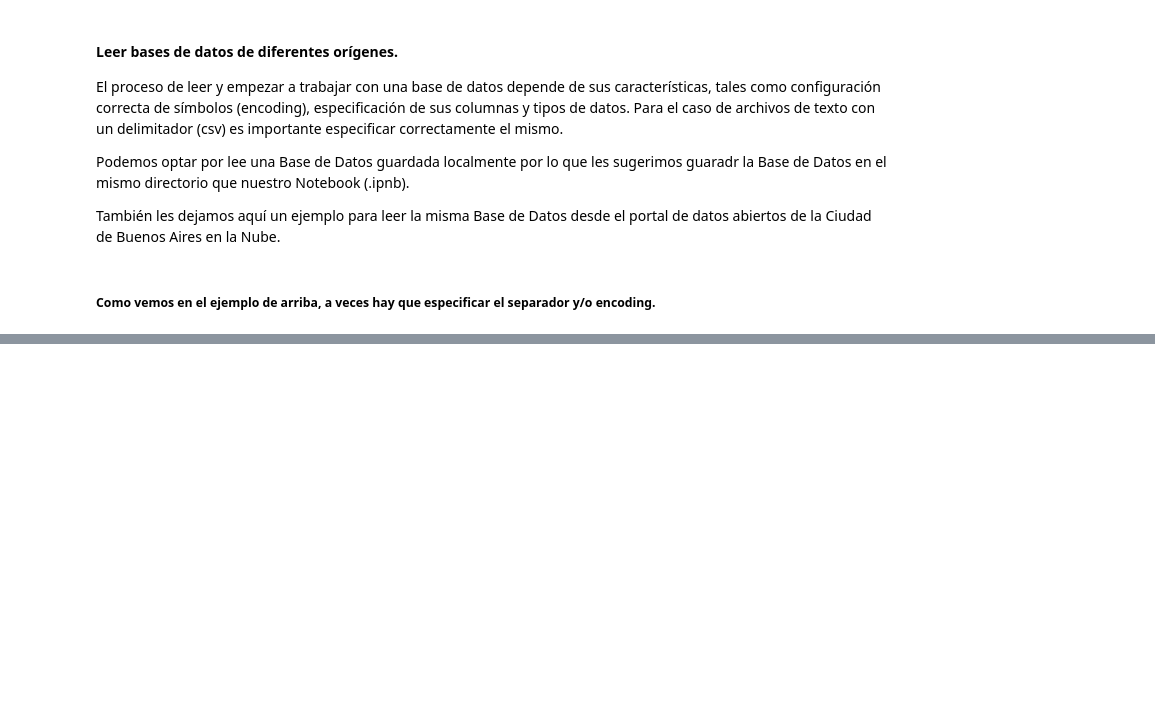
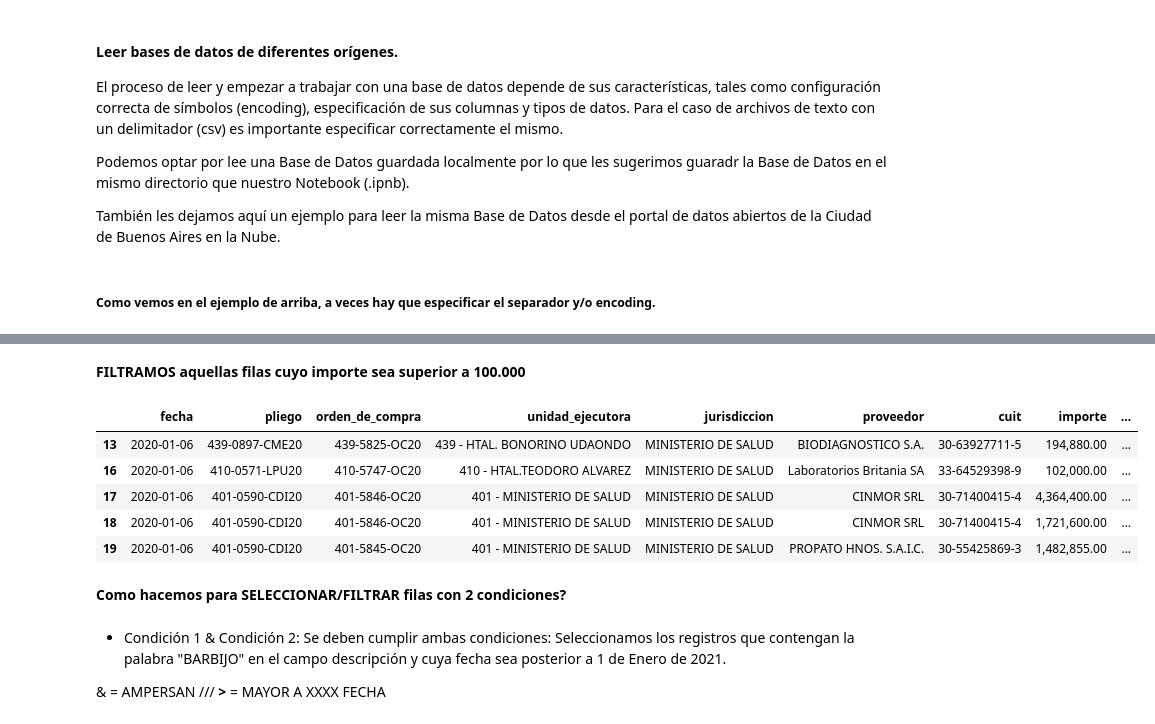
Before and after one commit to francovillagra/Ciencia-de-datos-para-Auditores, a Jupyter notebook: Modulo 2.ipynb, the cells around one changed output, grey strips where cells are left out. Drawn from its saved outputs; the diff is of its cells as text; code cells hidden in the pictures; blank space fills up the shorter version.

```diff
--- a/Modulo 2.ipynb
+++ b/Modulo 2.ipynb
@@ -86,0 +417,19 @@ Pandas es una librería de Python especializada en el manejo y análisis de estr
+# %% [markdown]
+**FILTRAMOS aquellas filas cuyo importe sea superior a 100.000**
+# %%
+df.loc [ df.importe > 100000].head() # con .head solo visualizamos las primeras 5
+# %% [output]
+|  | fecha | pliego | orden_de_compra | unidad_ejecutora | jurisdiccion | proveedor | cuit | importe | ... |
+| 13 | 2020-01-06 | 439-0897-CME20 | 439-5825-OC20 | 439 - HTAL. BONORINO UDAONDO | MINISTERIO DE SALUD | BIODIAGNOSTICO S.A. | 30-63927711-5 | 194,880.00 | ... |
+| 16 | 2020-01-06 | 410-0571-LPU20 | 410-5747-OC20 | 410 - HTAL.TEODORO ALVAREZ | MINISTERIO DE SALUD | Laboratorios Britania SA | 33-64529398-9 | 102,000.00 | ... |
+| 17 | 2020-01-06 | 401-0590-CDI20 | 401-5846-OC20 | 401 - MINISTERIO DE SALUD | MINISTERIO DE SALUD | CINMOR SRL | 30-71400415-4 | 4,364,400.00 | ... |
+| 18 | 2020-01-06 | 401-0590-CDI20 | 401-5846-OC20 | 401 - MINISTERIO DE SALUD | MINISTERIO DE SALUD | CINMOR SRL | 30-71400415-4 | 1,721,600.00 | ... |
+| 19 | 2020-01-06 | 401-0590-CDI20 | 401-5845-OC20 | 401 - MINISTERIO DE SALUD | MINISTERIO DE SALUD | PROPATO HNOS. S.A.I.C. | 30-55425869-3 | 1,482,855.00 | ... |
+# %% [markdown]
+__Como hacemos para SELECCIONAR/FILTRAR filas con 2 condiciones?__
+# %% [markdown]
+- Condición 1 & Condición 2: Se deben cumplir ambas condiciones:
+Seleccionamos los registros que contengan la palabra "BARBIJO" en el campo descripción y cuya fecha sea posterior a 1 de Enero de 2021.
+
+& = AMPERSAN ///
+**>** = MAYOR A XXXX FECHA
```
Also changed, not shown: parts of 57 cells of this notebook.
